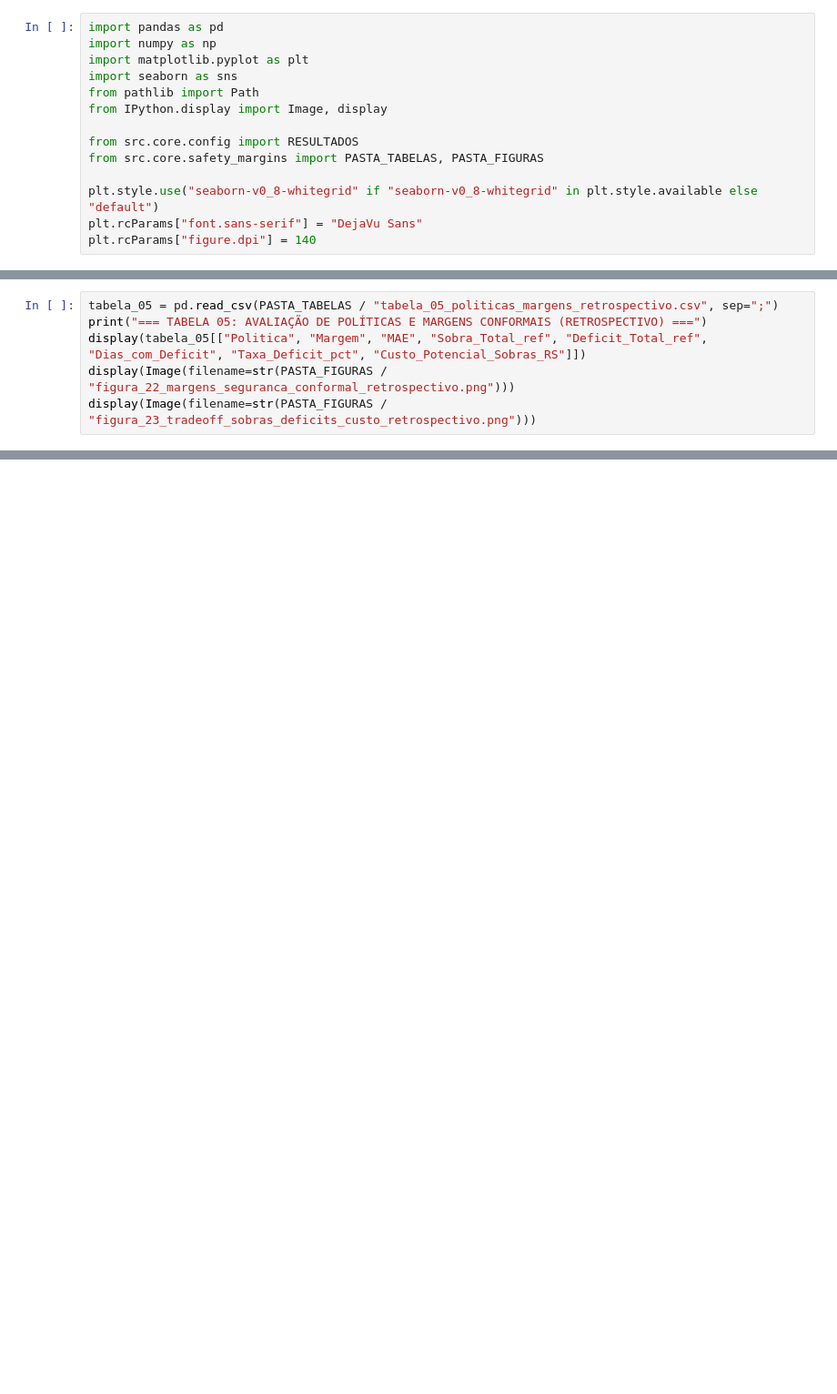
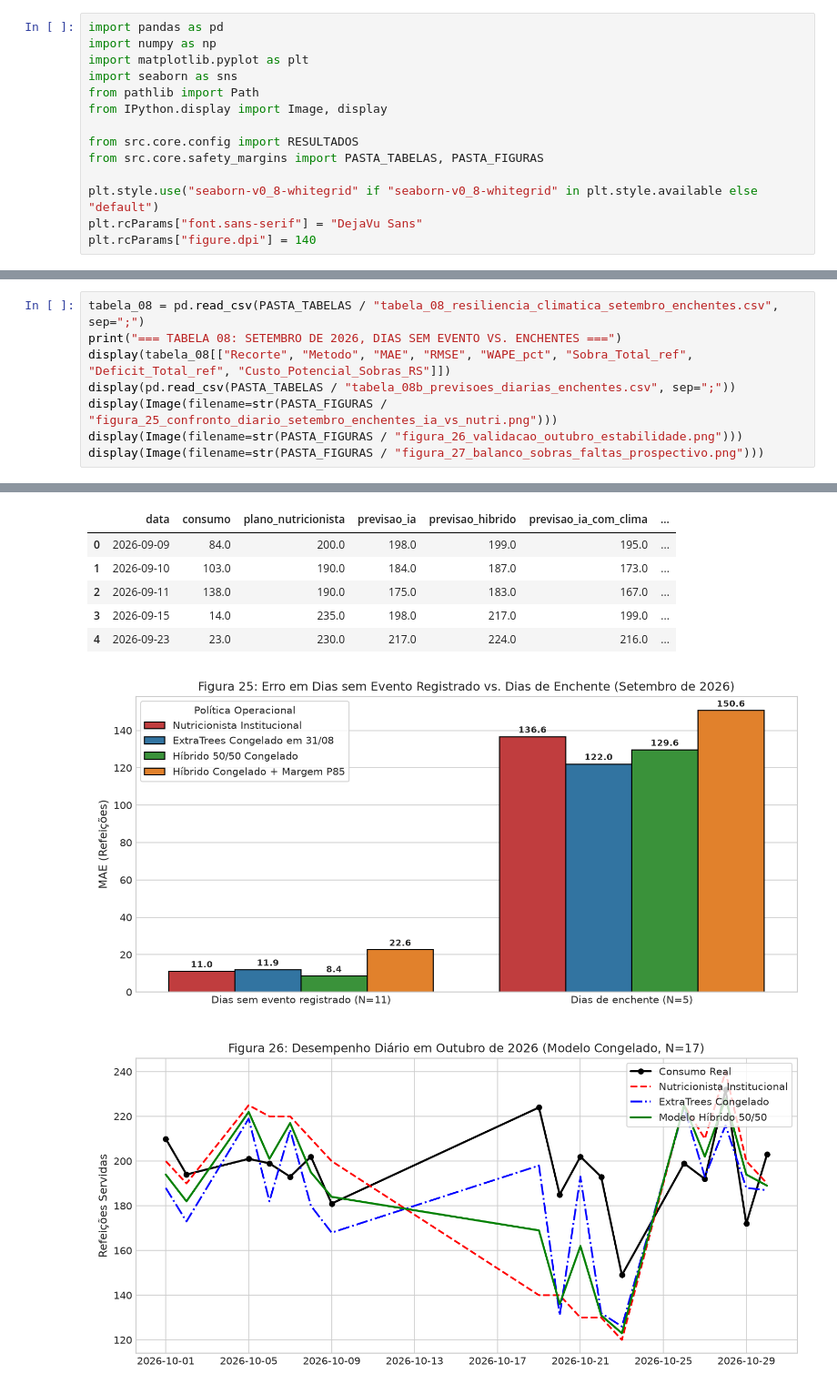
Before and after one commit to micheldigui/Artefato_Mestrado, a Jupyter notebook: notebooks/05_modelo_hibrido_e_margens_seguranca.ipynb, the cells around one changed output, grey strips where cells are left out. Shown at 91% size. Drawn from its saved outputs; the diff is of its cells as text; blank space fills up the shorter version.

```diff
--- a/notebooks/05_modelo_hibrido_e_margens_seguranca.ipynb
+++ b/notebooks/05_modelo_hibrido_e_margens_seguranca.ipynb
@@ -50,6 +67,9 @@ Adição de margens de resíduo empírico ($+10, +12, +15, +19$ refeições) par
 # %%
-tabela_05 = pd.read_csv(PASTA_TABELAS / "tabela_05_politicas_margens_retrospectivo.csv", sep=";")
-print("=== TABELA 05: AVALIAÇÃO DE POLÍTICAS E MARGENS CONFORMAIS (RETROSPECTIVO) ===")
-display(tabela_05[["Politica", "Margem", "MAE", "Sobra_Total_ref", "Deficit_Total_ref", "Dias_com_Deficit", "Taxa_Deficit_pct", "Custo_Potencial_Sobras_RS"]])
-display(Image(filename=str(PASTA_FIGURAS / "figura_22_margens_seguranca_conformal_retrospectivo.png")))
-display(Image(filename=str(PASTA_FIGURAS / "figura_23_tradeoff_sobras_deficits_custo_retrospectivo.png")))
+tabela_08 = pd.read_csv(PASTA_TABELAS / "tabela_08_resiliencia_climatica_setembro_enchentes.csv", sep=";")
+print("=== TABELA 08: SETEMBRO DE 2026, DIAS SEM EVENTO VS. ENCHENTES ===")
+display(tabela_08[["Recorte", "Metodo", "MAE", "RMSE", "WAPE_pct", "Sobra_Total_ref", "Deficit_Total_ref", "Custo_Potencial_Sobras_RS"]])
+display(pd.read_csv(PASTA_TABELAS / "tabela_08b_previsoes_diarias_enchentes.csv", sep=";"))
+display(Image(filename=str(PASTA_FIGURAS / "figura_25_confronto_diario_setembro_enchentes_ia_vs_nutri.png")))
+display(Image(filename=str(PASTA_FIGURAS / "figura_26_validacao_outubro_estabilidade.png")))
+display(Image(filename=str(PASTA_FIGURAS / "figura_27_balanco_sobras_faltas_prospectivo.png")))
+# %% [output]
@@ -55,0 +86,8 @@ display(Image(filename=str(PASTA_FIGURAS / "figura_23_tradeoff_sobras_deficits_c
+|  | data | consumo | plano_nutricionista | previsao_ia | previsao_hibrido | previsao_ia_com_clima | ... |
+| 0 | 2026-09-09 | 84.0 | 200.0 | 198.0 | 199.0 | 195.0 | ... |
+| 1 | 2026-09-10 | 103.0 | 190.0 | 184.0 | 187.0 | 173.0 | ... |
+| 2 | 2026-09-11 | 138.0 | 190.0 | 175.0 | 183.0 | 167.0 | ... |
+| 3 | 2026-09-15 | 14.0 | 235.0 | 198.0 | 217.0 | 199.0 | ... |
+| 4 | 2026-09-23 | 23.0 | 230.0 | 217.0 | 224.0 | 216.0 | ... |
+[figure, added]
+[figure, added]
```
Also changed, not shown: parts of 20 cells of this notebook, 53 other files.
